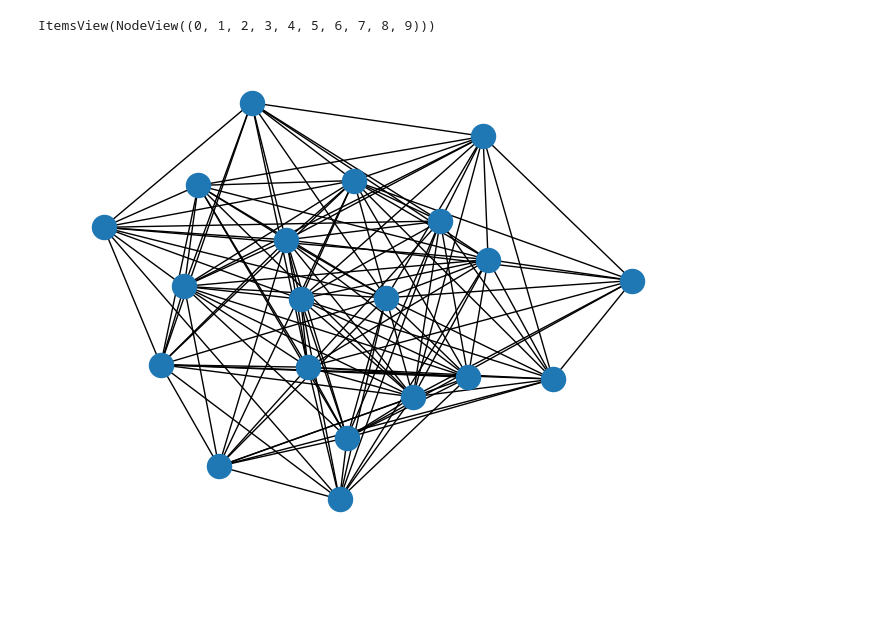
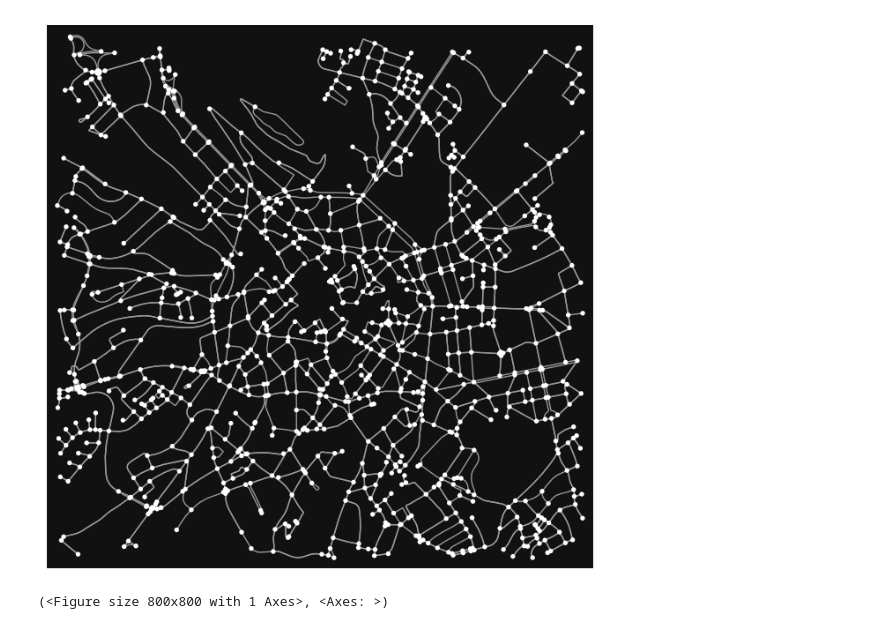
Before and after one commit to warisa-r/simcronomicon, a Jupyter notebook: scratch.ipynb, the cells around one changed output. Saved outputs shown, nothing was run; the diff lists cells and outputs as text; code cells hidden in the pictures; blank space fills up the shorter version.

```diff
--- a/scratch.ipynb
+++ b/scratch.ipynb
@@ -1,13 +1,18 @@
 # %%
 import simcronomicon
+import sklearn
+import networkx as nx
+from pyproj import Proj, transform
 
-town = simcronomicon.create_town(20, 0.7)
-simcronomicon.draw_town(town)
+import osmnx as ox
+import matplotlib.pyplot as plt
 
-import networkx as nx
 
-G = nx.erdos_renyi_graph(10, 0.5)
-G.nodes.items()
+point = 50.7753, 6.0839
+G = ox.graph.graph_from_point(point, network_type="drive", dist=2000)
+
+
+ox.plot_graph(G)
 # %% [output]
+[figure, new version]
-ItemsView(NodeView((0, 1, 2, 3, 4, 5, 6, 7, 8, 9)))
+(<Figure size 800x800 with 1 Axes>, <Axes: >)
-[figure, old version]
```
Also changed, not shown: parts of 6 cells of this notebook, 2 other files.
